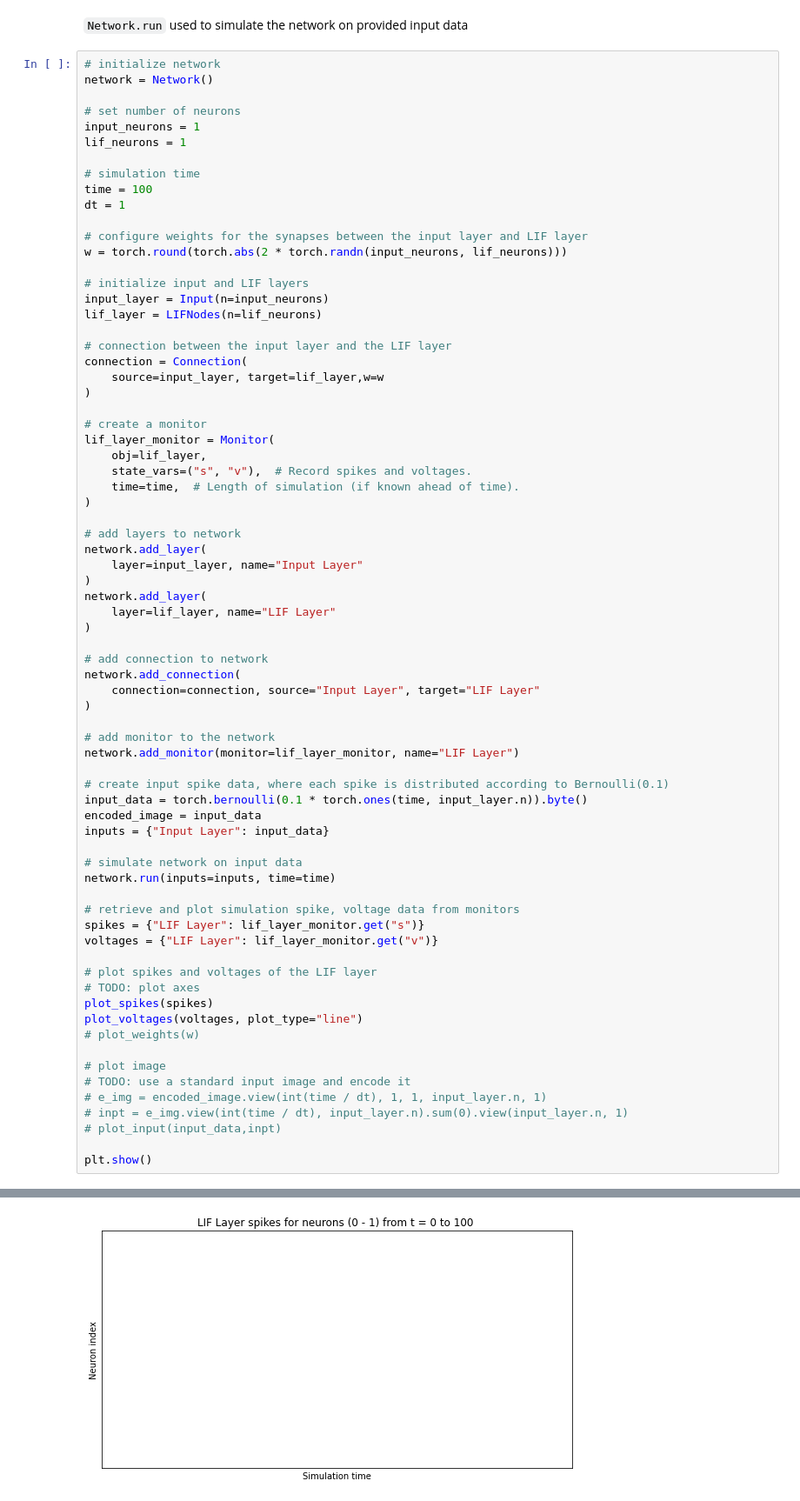
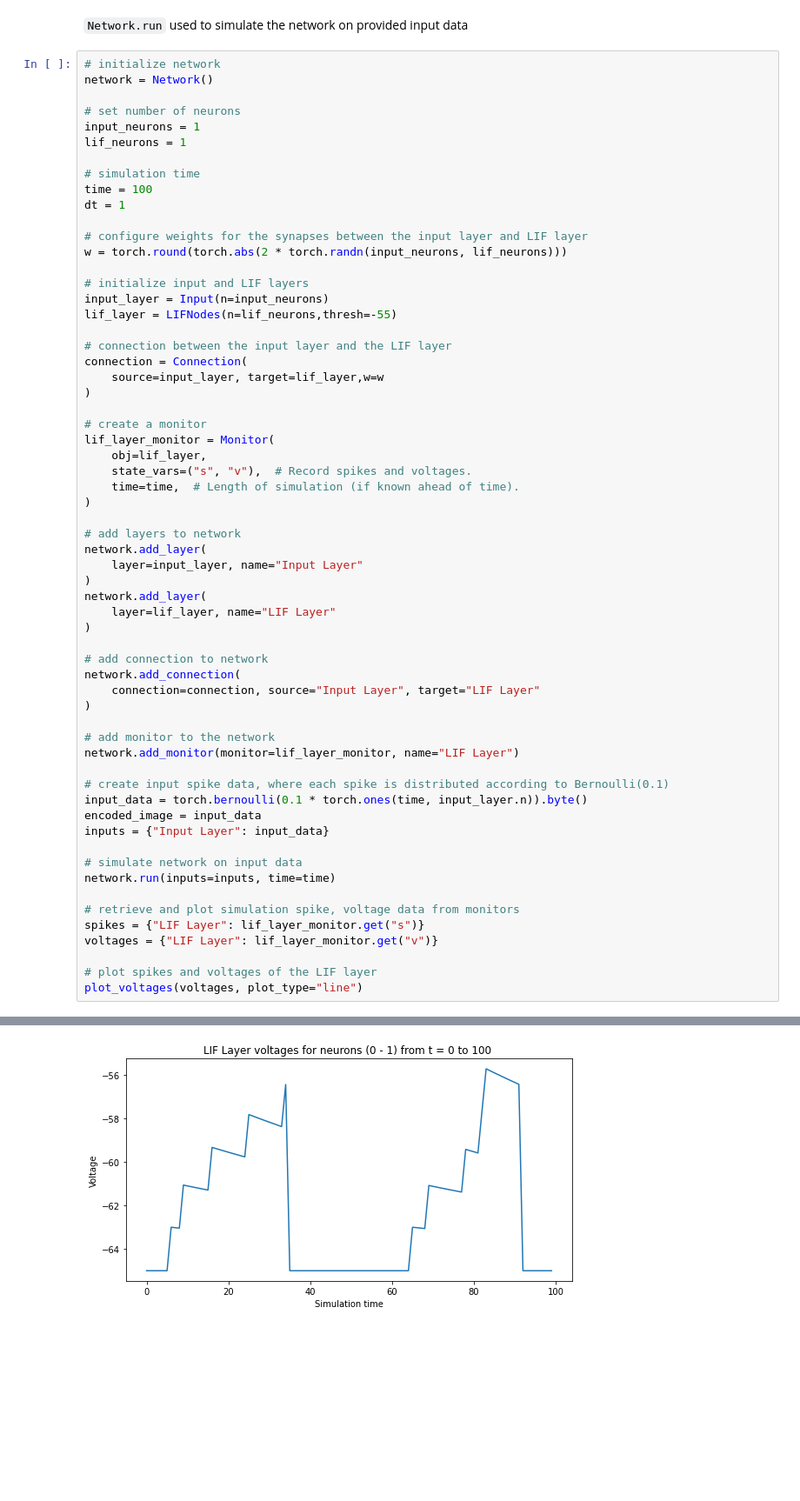
Before and after one commit to oshears/adv-ml-2020-snn-project, a Jupyter notebook: documentation/BindsNET_Network_Demo.ipynb, the cells around one changed output, grey strips where cells are left out. Shown at 87% size. Cells and saved outputs as stored; diff of their text form; blank space fills up the shorter version.

```diff
--- a/documentation/BindsNET_Network_Demo.ipynb
+++ b/documentation/BindsNET_Network_Demo.ipynb
@@ -177,7 +126,7 @@ w = torch.round(torch.abs(2 * torch.randn(input_neurons, lif_neurons)))
 
 # initialize input and LIF layers
 input_layer = Input(n=input_neurons)
-lif_layer = LIFNodes(n=lif_neurons)
+lif_layer = LIFNodes(n=lif_neurons,thresh=-55)
 
 # connection between the input layer and the LIF layer
 connection = Connection(
@@ -220,16 +169,5 @@ spikes = {"LIF Layer": lif_layer_monitor.get("s")}
 voltages = {"LIF Layer": lif_layer_monitor.get("v")}
 
 # plot spikes and voltages of the LIF layer
-# TODO: plot axes
-plot_spikes(spikes)
 plot_voltages(voltages, plot_type="line")
-# plot_weights(w)
-
-# plot image
-# TODO: use a standard input image and encode it
-# e_img = encoded_image.view(int(time / dt), 1, 1, input_layer.n, 1)
-# inpt = e_img.view(int(time / dt), input_layer.n).sum(0).view(input_layer.n, 1)
-# plot_input(input_data,inpt)
-
-plt.show()
 # %% [output]
@@ -236 +176 @@ plt.show()
-[figure, old version]
+[figure, new version]
```
Also changed, not shown: parts of 10 cells of this notebook, 3 other files.
